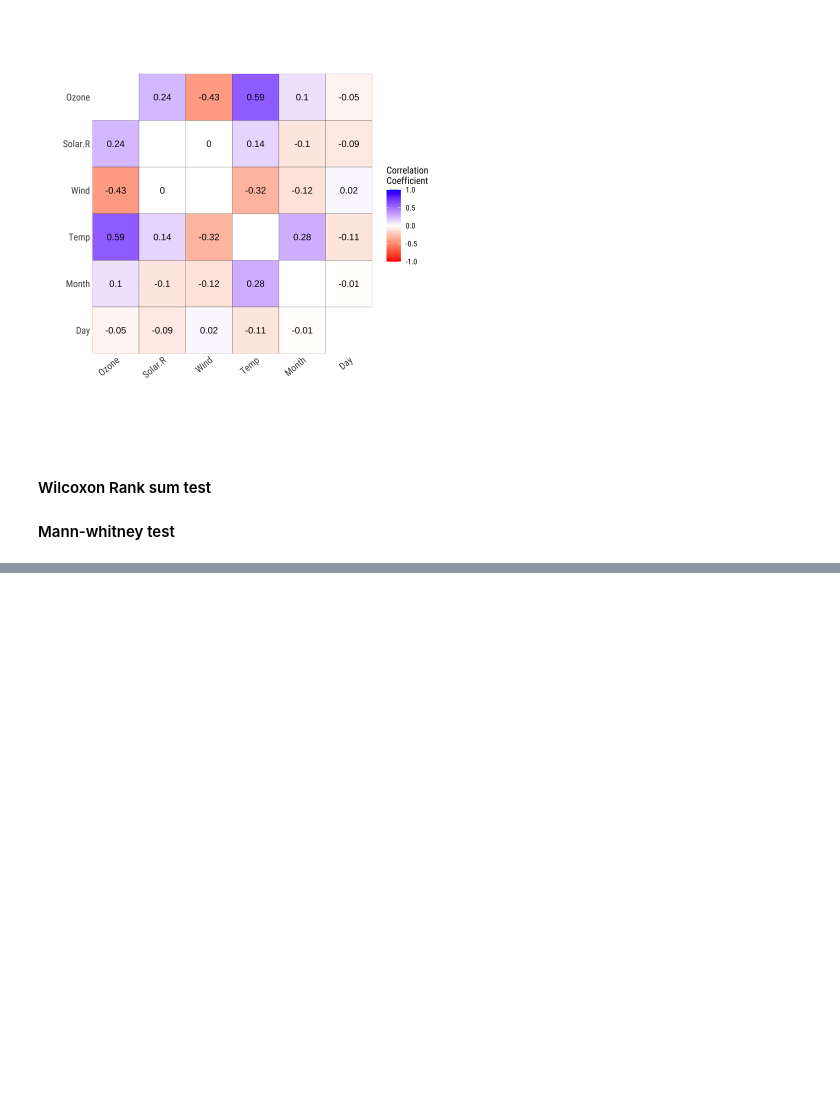
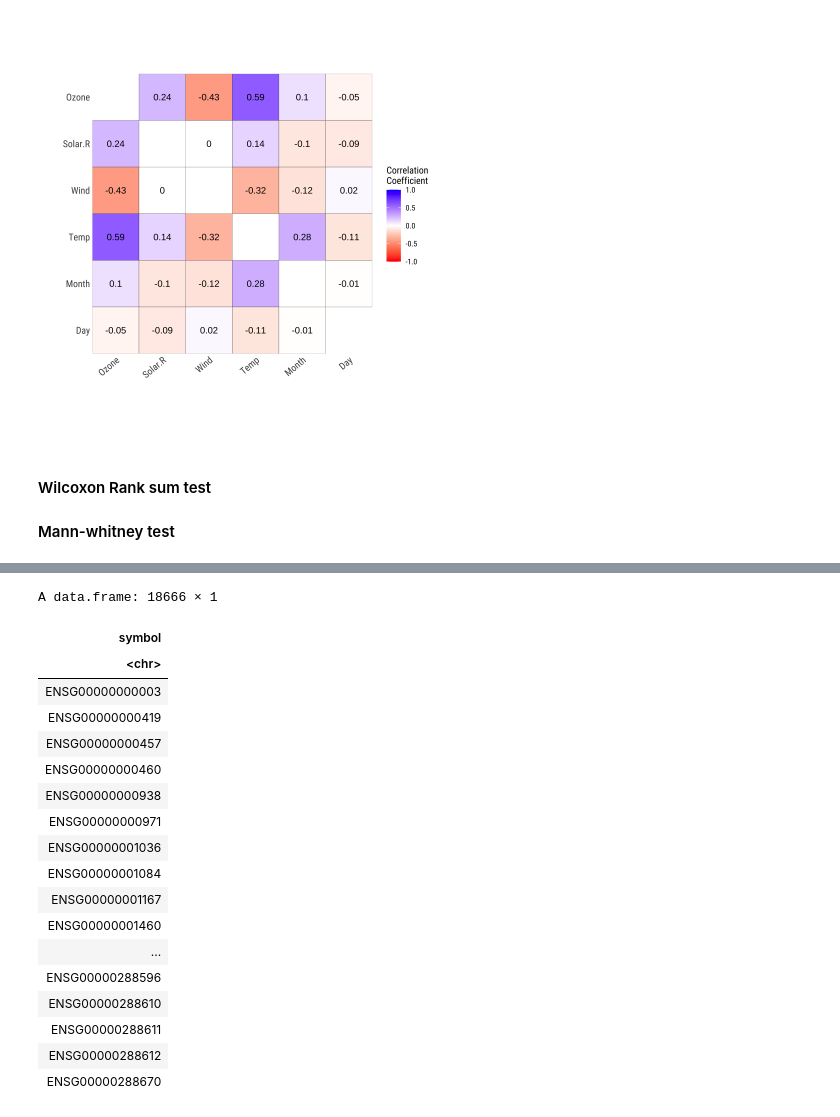
Before and after one commit to arunmhh/codeforytv, a Jupyter notebook: anovainR.ipynb, the cells around one changed output, grey strips where cells are left out. Saved outputs shown, nothing was run; the diff lists cells and outputs as text; code cells hidden in the pictures; blank space fills up the shorter version.

```diff
--- a/anovainR.ipynb
+++ b/anovainR.ipynb
@@ -767,0 +916,27 @@ Siehe help("Deprecated")”
+# %%
+ensembl1 <- ensembl%>%
+rename(symbol = ensemble_ids)
+# %%
+ensembl1$symbol = str_split(ensembl1$symbol, pattern = "\\.", simplify = T)[,1]
+# %%
+ensembl1
+# %% [output]
+A data.frame: 18666 × 1
+| symbol |
+| <chr> |
+| ENSG00000000003 |
+| ENSG00000000419 |
+| ENSG00000000457 |
+| ENSG00000000460 |
+| ENSG00000000938 |
+| ENSG00000000971 |
+| ENSG00000001036 |
+| ENSG00000001084 |
+| ENSG00000001167 |
+| ENSG00000001460 |
+| ... |
+| ENSG00000288596 |
+| ENSG00000288610 |
+| ENSG00000288611 |
+| ENSG00000288612 |
+| ENSG00000288670 |
```
Also changed, not shown: parts of 22 cells of this notebook, 3 other files.
